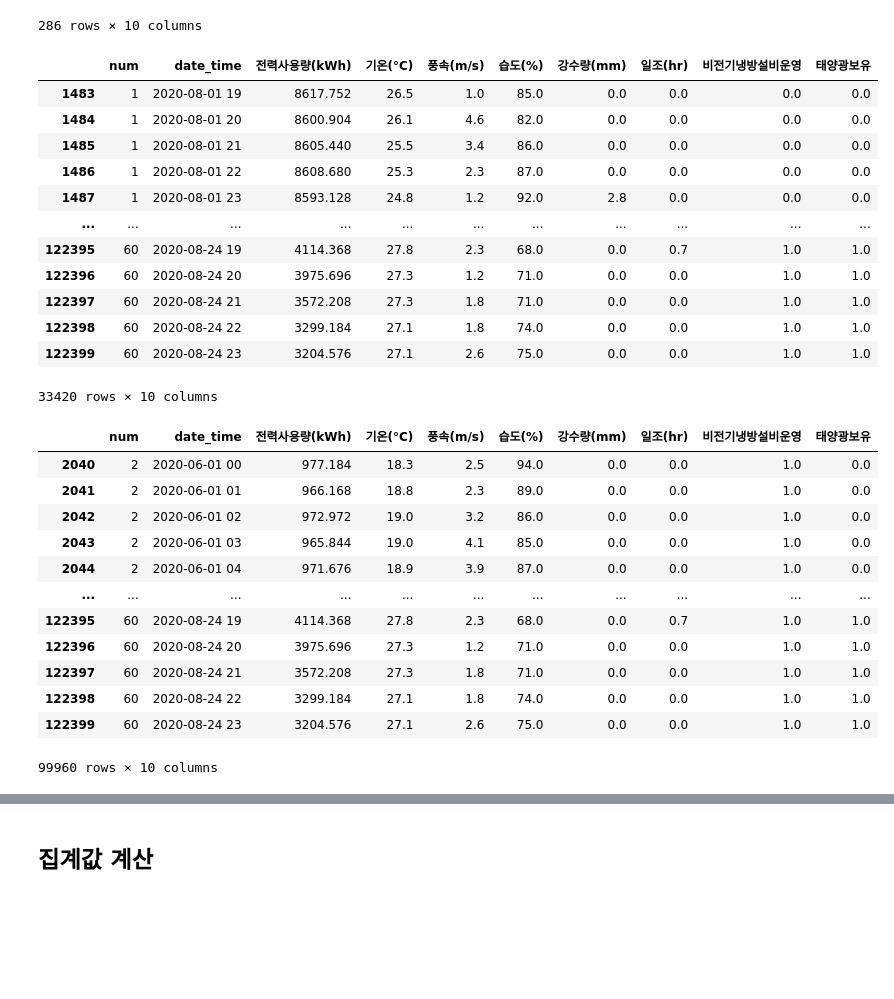
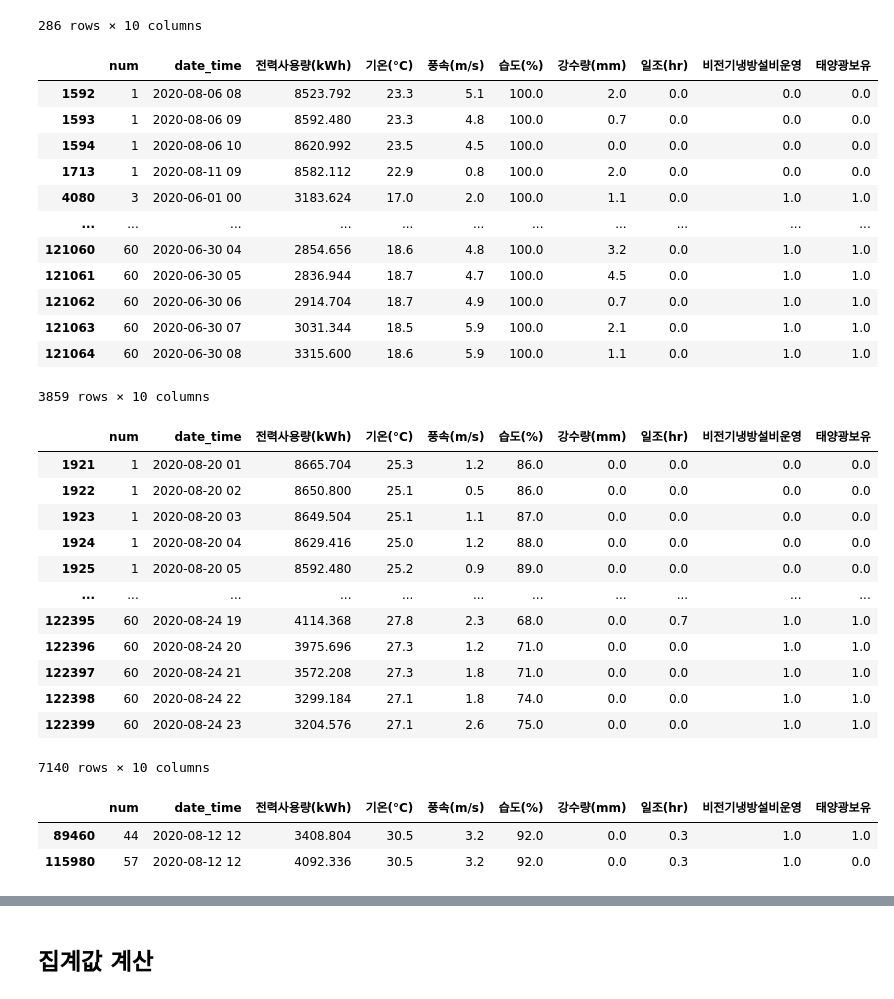
Before and after one commit to overgroove/samsung_ML, a Jupyter notebook: 03_package_pandas.ipynb, the cells around one changed output, grey strips where cells are left out. Saved outputs shown, nothing was run; the diff lists cells and outputs as text; code cells hidden in the pictures; blank space fills up the shorter version.

```diff
--- a/03_package_pandas.ipynb
+++ b/03_package_pandas.ipynb
@@ -431,37 +458,47 @@ date_time ['2020-06-01 00' '2020-06-01 01' '2020-06-01 02' ... '2020-08-24 21'
 | 16312 | 8 | 2020-08-24 16 | 17300.313 | 32.3 | 1.6 | 54.0 | 0.0 | 1.0 | 1.0 | 1.0 |
 | 16313 | 8 | 2020-08-24 17 | 17136.351 | 31.6 | 1.0 | 57.0 | 0.0 | 1.0 | 1.0 | 1.0 |
 286 rows × 10 columns
+# %%
+# 습도가 100인 관측치 선별
+df.loc[df['습도(%)'] > 99.99]
+# %% [output]
+|  | num | date_time | 전력사용량(kWh) | 기온(°C) | 풍속(m/s) | 습도(%) | 강수량(mm) | 일조(hr) | 비전기냉방설비운영 | 태양광보유 |
+| 1592 | 1 | 2020-08-06 08 | 8523.792 | 23.3 | 5.1 | 100.0 | 2.0 | 0.0 | 0.0 | 0.0 |
+| 1593 | 1 | 2020-08-06 09 | 8592.480 | 23.3 | 4.8 | 100.0 | 0.7 | 0.0 | 0.0 | 0.0 |
+| 1594 | 1 | 2020-08-06 10 | 8620.992 | 23.5 | 4.5 | 100.0 | 0.0 | 0.0 | 0.0 | 0.0 |
+| 1713 | 1 | 2020-08-11 09 | 8582.112 | 22.9 | 0.8 | 100.0 | 2.0 | 0.0 | 0.0 | 0.0 |
+| 4080 | 3 | 2020-06-01 00 | 3183.624 | 17.0 | 2.0 | 100.0 | 1.1 | 0.0 | 1.0 | 1.0 |
+| ... | ... | ... | ... | ... | ... | ... | ... | ... | ... | ... |
+| 121060 | 60 | 2020-06-30 04 | 2854.656 | 18.6 | 4.8 | 100.0 | 3.2 | 0.0 | 1.0 | 1.0 |
+| 121061 | 60 | 2020-06-30 05 | 2836.944 | 18.7 | 4.7 | 100.0 | 4.5 | 0.0 | 1.0 | 1.0 |
+| 121062 | 60 | 2020-06-30 06 | 2914.704 | 18.7 | 4.9 | 100.0 | 0.7 | 0.0 | 1.0 | 1.0 |
+| 121063 | 60 | 2020-06-30 07 | 3031.344 | 18.5 | 5.9 | 100.0 | 2.1 | 0.0 | 1.0 | 1.0 |
+| 121064 | 60 | 2020-06-30 08 | 3315.600 | 18.6 | 5.9 | 100.0 | 1.1 | 0.0 | 1.0 | 1.0 |
+3859 rows × 10 columns
 # %%
 # 해당시간 데이터보다 나중에 발생한 관측치 선택
+df.loc[df['date_time'] > '2020-08-20 00']
 # %% [output]
 |  | num | date_time | 전력사용량(kWh) | 기온(°C) | 풍속(m/s) | 습도(%) | 강수량(mm) | 일조(hr) | 비전기냉방설비운영 | 태양광보유 |
-| 1483 | 1 | 2020-08-01 19 | 8617.752 | 26.5 | 1.0 | 85.0 | 0.0 | 0.0 | 0.0 | 0.0 |
-| 1484 | 1 | 2020-08-01 20 | 8600.904 | 26.1 | 4.6 | 82.0 | 0.0 | 0.0 | 0.0 | 0.0 |
-| 1485 | 1 | 2020-08-01 21 | 8605.440 | 25.5 | 3.4 | 86.0 | 0.0 | 0.0 | 0.0 | 0.0 |
-| 1486 | 1 | 2020-08-01 22 | 8608.680 | 25.3 | 2.3 | 87.0 | 0.0 | 0.0 | 0.0 | 0.0 |
-| 1487 | 1 | 2020-08-01 23 | 8593.128 | 24.8 | 1.2 | 92.0 | 2.8 | 0.0 | 0.0 | 0.0 |
+| 1921 | 1 | 2020-08-20 01 | 8665.704 | 25.3 | 1.2 | 86.0 | 0.0 | 0.0 | 0.0 | 0.0 |
+| 1922 | 1 | 2020-08-20 02 | 8650.800 | 25.1 | 0.5 | 86.0 | 0.0 | 0.0 | 0.0 | 0.0 |
+| 1923 | 1 | 2020-08-20 03 | 8649.504 | 25.1 | 1.1 | 87.0 | 0.0 | 0.0 | 0.0 | 0.0 |
+| 1924 | 1 | 2020-08-20 04 | 8629.416 | 25.0 | 1.2 | 88.0 | 0.0 | 0.0 | 0.0 | 0.0 |
+| 1925 | 1 | 2020-08-20 05 | 8592.480 | 25.2 | 0.9 | 89.0 | 0.0 | 0.0 | 0.0 | 0.0 |
 | ... | ... | ... | ... | ... | ... | ... | ... | ... | ... | ... |
 | 122395 | 60 | 2020-08-24 19 | 4114.368 | 27.8 | 2.3 | 68.0 | 0.0 | 0.7 | 1.0 | 1.0 |
 | 122396 | 60 | 2020-08-24 20 | 3975.696 | 27.3 | 1.2 | 71.0 | 0.0 | 0.0 | 1.0 | 1.0 |
 | 122397 | 60 | 2020-08-24 21 | 3572.208 | 27.3 | 1.8 | 71.0 | 0.0 | 0.0 | 1.0 | 1.0 |
 | 122398 | 60 | 2020-08-24 22 | 3299.184 | 27.1 | 1.8 | 74.0 | 0.0 | 0.0 | 1.0 | 1.0 |
 | 122399 | 60 | 2020-08-24 23 | 3204.576 | 27.1 | 2.6 | 75.0 | 0.0 | 0.0 | 1.0 | 1.0 |
-33420 rows × 10 columns
+7140 rows × 10 columns
 # %%
-# or 연산 |
-# and 연산 &
+# or 연산 | 한쪽만 충족이 되어도 참
+# and 연산 & 두 조건이 모두 만족이 되어야 참
 # 조건을 2개 사용한 관측치 선택 비전기냉방설비운영, 태양광보유 한 관측치 찾기
+# 고온 다습한 관측치 온도가 30도 이상, 습도가 90 이상
+df.loc[(df['기온(°C)'] >= 30) & (df['습도(%)'] >= 90)]
 # %% [output]
 |  | num | date_time | 전력사용량(kWh) | 기온(°C) | 풍속(m/s) | 습도(%) | 강수량(mm) | 일조(hr) | 비전기냉방설비운영 | 태양광보유 |
-| 2040 | 2 | 2020-06-01 00 | 977.184 | 18.3 | 2.5 | 94.0 | 0.0 | 0.0 | 1.0 | 0.0 |
-| 2041 | 2 | 2020-06-01 01 | 966.168 | 18.8 | 2.3 | 89.0 | 0.0 | 0.0 | 1.0 | 0.0 |
-| 2042 | 2 | 2020-06-01 02 | 972.972 | 19.0 | 3.2 | 86.0 | 0.0 | 0.0 | 1.0 | 0.0 |
-| 2043 | 2 | 2020-06-01 03 | 965.844 | 19.0 | 4.1 | 85.0 | 0.0 | 0.0 | 1.0 | 0.0 |
-| 2044 | 2 | 2020-06-01 04 | 971.676 | 18.9 | 3.9 | 87.0 | 0.0 | 0.0 | 1.0 | 0.0 |
-| ... | ... | ... | ... | ... | ... | ... | ... | ... | ... | ... |
-| 122395 | 60 | 2020-08-24 19 | 4114.368 | 27.8 | 2.3 | 68.0 | 0.0 | 0.7 | 1.0 | 1.0 |
-| 122396 | 60 | 2020-08-24 20 | 3975.696 | 27.3 | 1.2 | 71.0 | 0.0 | 0.0 | 1.0 | 1.0 |
-| 122397 | 60 | 2020-08-24 21 | 3572.208 | 27.3 | 1.8 | 71.0 | 0.0 | 0.0 | 1.0 | 1.0 |
-| 122398 | 60 | 2020-08-24 22 | 3299.184 | 27.1 | 1.8 | 74.0 | 0.0 | 0.0 | 1.0 | 1.0 |
-| 122399 | 60 | 2020-08-24 23 | 3204.576 | 27.1 | 2.6 | 75.0 | 0.0 | 0.0 | 1.0 | 1.0 |
+| 89460 | 44 | 2020-08-12 12 | 3408.804 | 30.5 | 3.2 | 92.0 | 0.0 | 0.3 | 1.0 | 1.0 |
+| 115980 | 57 | 2020-08-12 12 | 4092.336 | 30.5 | 3.2 | 92.0 | 0.0 | 0.3 | 1.0 | 0.0 |
-99960 rows × 10 columns
```
Also changed, not shown: parts of 91 cells of this notebook, 1 other file.
